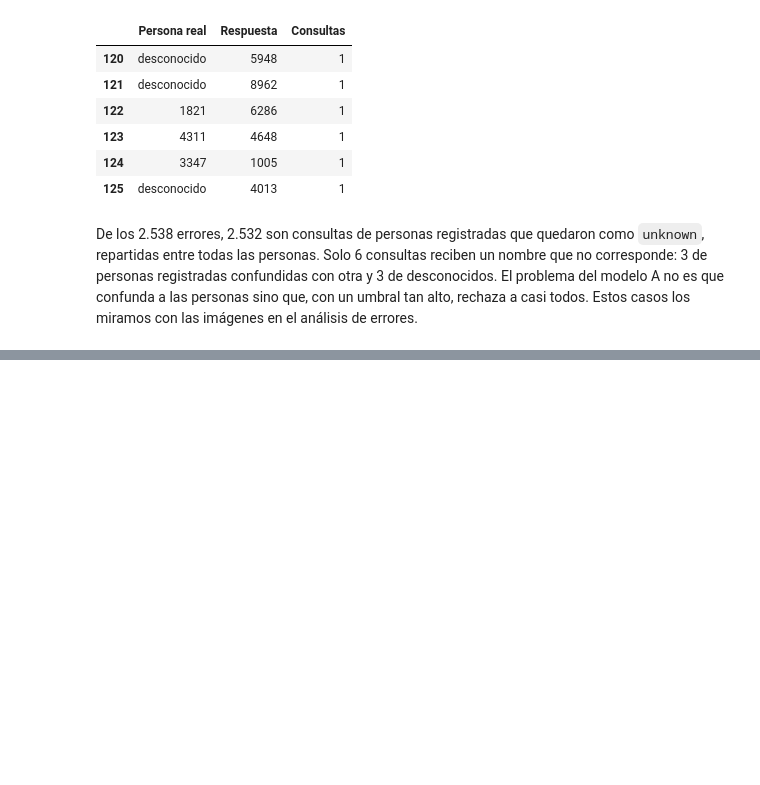
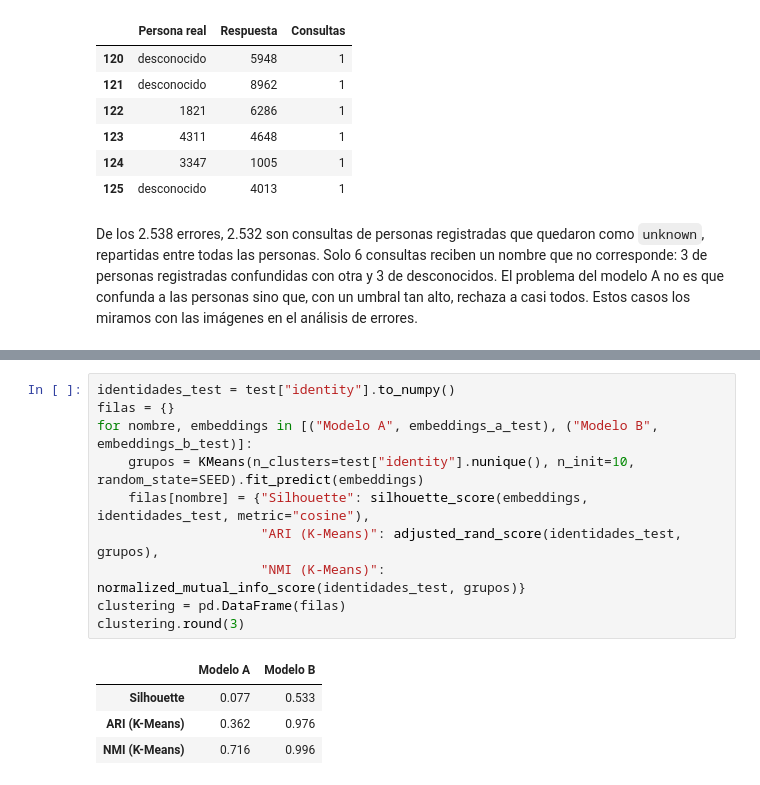
Before and after one commit to maximoalva/tuia-face-recognition-app, a Jupyter notebook: 2-train.ipynb, the cells around one changed output, grey strips where cells are left out. Cells and saved outputs as stored; diff of their text form; blank space fills up the shorter version.

```diff
--- a/2-train.ipynb
+++ b/2-train.ipynb
@@ -1159,0 +1197,15 @@ De los 2.538 errores, 2.532 son consultas de personas registradas que quedaron c
+# %%
+identidades_test = test["identity"].to_numpy()
+filas = {}
+for nombre, embeddings in [("Modelo A", embeddings_a_test), ("Modelo B", embeddings_b_test)]:
+    grupos = KMeans(n_clusters=test["identity"].nunique(), n_init=10, random_state=SEED).fit_predict(embeddings)
+    filas[nombre] = {"Silhouette": silhouette_score(embeddings, identidades_test, metric="cosine"),
+                     "ARI (K-Means)": adjusted_rand_score(identidades_test, grupos),
+                     "NMI (K-Means)": normalized_mutual_info_score(identidades_test, grupos)}
+clustering = pd.DataFrame(filas)
+clustering.round(3)
+# %% [output]
+|  | Modelo A | Modelo B |
+| Silhouette | 0.077 | 0.533 |
+| ARI (K-Means) | 0.362 | 0.976 |
+| NMI (K-Means) | 0.716 | 0.996 |
```
Also changed, not shown: parts of 7 cells of this notebook.
